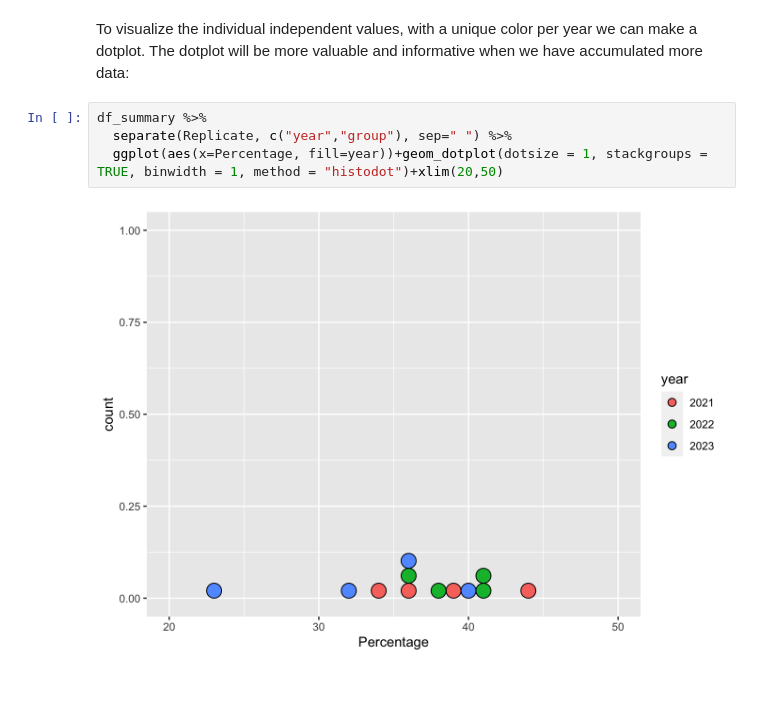
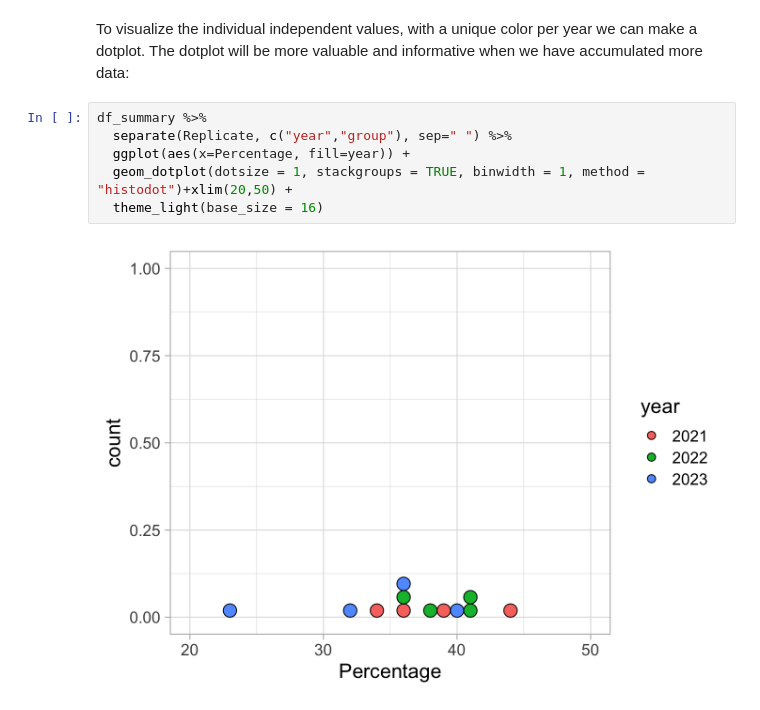
Before and after one commit to JoachimGoedhart/MS-StudentSourcing, a Jupyter notebook: docs/notebooks/PreciSe.out.ipynb, the cells around one changed output. Saved outputs shown, nothing was run; the diff lists cells and outputs as text.

```diff
--- a/docs/notebooks/PreciSe.out.ipynb
+++ b/docs/notebooks/PreciSe.out.ipynb
@@ -189,6 +189,8 @@ To visualize the individual independent values, with a unique color per year we
 # %%
 df_summary %>%
   separate(Replicate, c("year","group"), sep=" ") %>%
-  ggplot(aes(x=Percentage, fill=year))+geom_dotplot(dotsize = 1, stackgroups = TRUE, binwidth = 1, method = "histodot")+xlim(20,50)
+  ggplot(aes(x=Percentage, fill=year)) +
+  geom_dotplot(dotsize = 1, stackgroups = TRUE, binwidth = 1, method = "histodot")+xlim(20,50) +
+  theme_light(base_size = 16)
 # %% [output]
-[figure, old version]
+[figure, new version]
```
Also changed, not shown: 18 other files.
